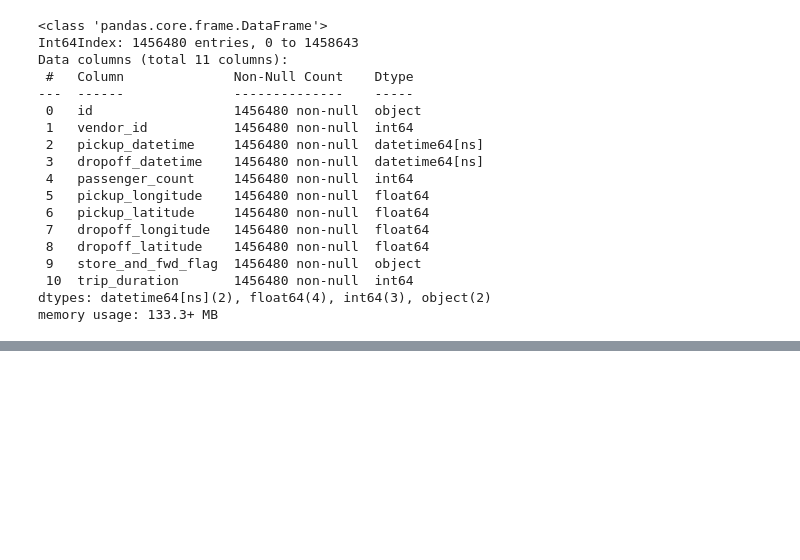
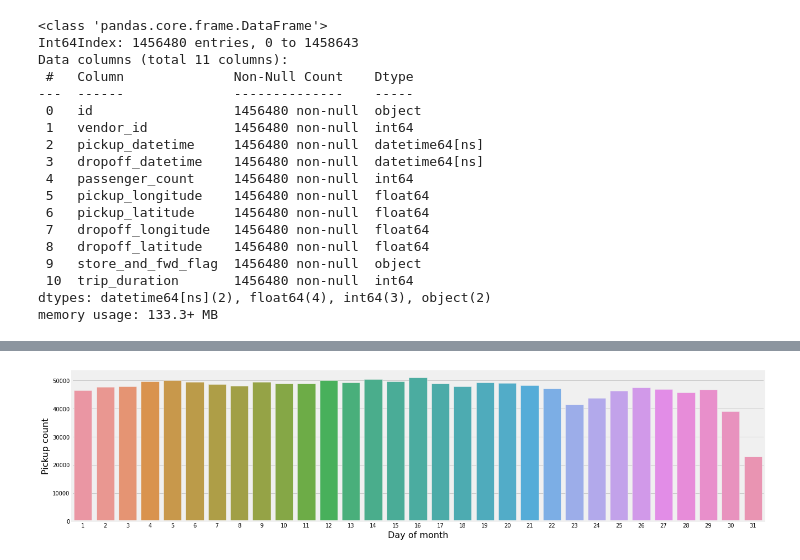
Before and after one commit to SirHendel/DAT158_ML-Assignment_2, a Jupyter notebook: venthans-assignment2-3.ipynb, the cells around one changed output, grey strips where cells are left out. Saved outputs shown, nothing was run; the diff lists cells and outputs as text; code cells hidden in the pictures; blank space fills up the shorter version.

```diff
--- a/venthans-assignment2-3.ipynb
+++ b/venthans-assignment2-3.ipynb
@@ -198,3 +150,0 @@ Name: id, dtype: int64
-# %%
-train_data.drop(['pickup_date','pickup_time','dropoff_date', 'dropoff_time','id'],
-                axis = 1, inplace = True)
@@ -369,0 +153,13 @@ ValueError: y_true and y_pred have different number of output (9!=1)
+# %%
+train_data['pickup_date']= train_data['pickup_datetime'].dt.date
+train_data['pickup_day']=train_data['pickup_datetime'].apply(lambda x:x.day)
+train_data['pickup_hour']=train_data['pickup_datetime'].apply(lambda x:x.hour)
+train_data['pickup_day_of_week']=train_data['pickup_datetime'].apply(lambda x:calendar.day_name[x.weekday()])
+train_data['pickup_month'] = train_data['pickup_datetime'].dt.month # Extract month
+
+train_data['dropoff_date']= train_data['dropoff_datetime'].dt.date
+train_data['dropoff_day']=train_data['dropoff_datetime'].apply(lambda x:x.day)
+train_data['dropoff_hour']=train_data['dropoff_datetime'].apply(lambda x:x.hour)
+train_data['dropoff_month'] = train_data['dropoff_datetime'].dt.month # Extract month
+train_data['pickup_day_of_week'] = train_data['pickup_datetime'].dt.dayofweek # extract day of week
+train_data['dropoff_day_of_week'] = train_data['dropoff_datetime'].dt.dayofweek # Extract day of week
@@ -369,0 +178,8 @@ ValueError: y_true and y_pred have different number of output (9!=1)
+# %%
+f = plt.figure(figsize=(20,5))
+sns.countplot(x='pickup_day', data=train_data)
+plt.xlabel('Day of month', fontsize=16)
+plt.ylabel('Pickup count', fontsize=16)
+plt.show()
+# %% [output]
+[figure, added]
```
Also changed, not shown: parts of 43 cells of this notebook, 1 other file.
